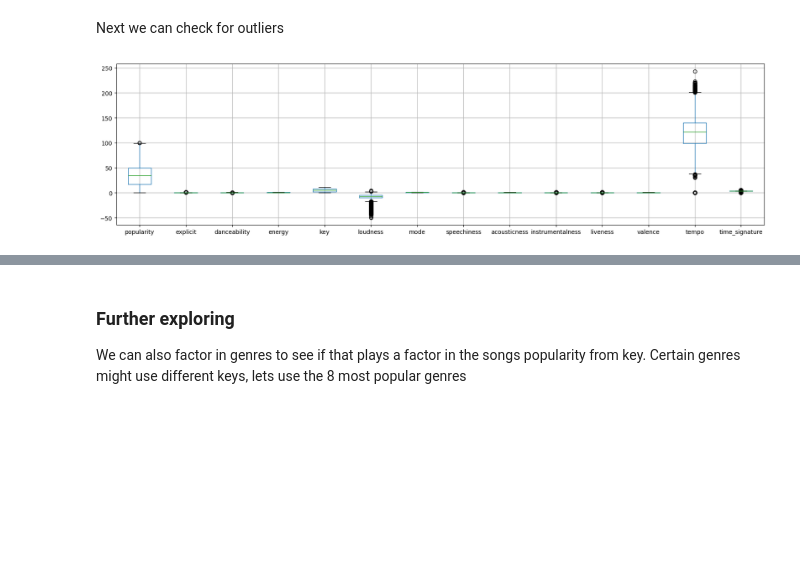
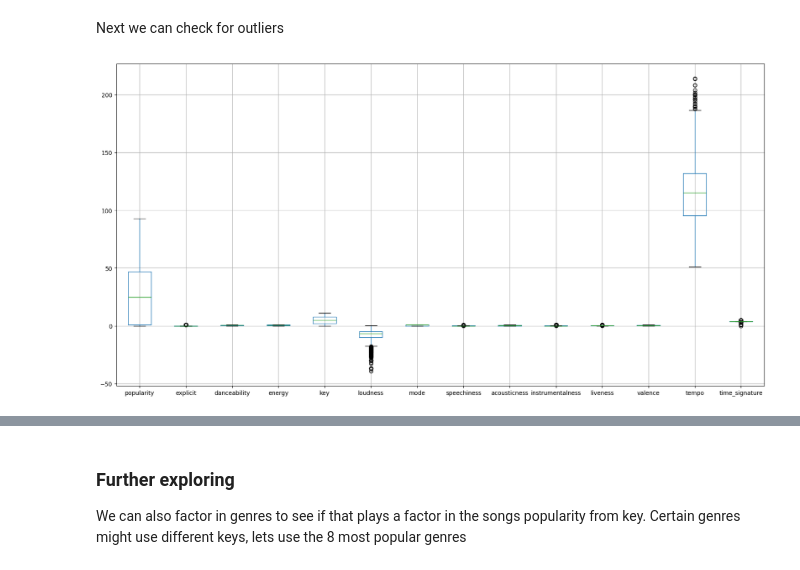
Before and after one commit to Bourkupine/cs4168-Project, a Jupyter notebook: EDA.ipynb, the cells around one changed output, grey strips where cells are left out. Drawn from its saved outputs; the diff is of its cells as text; code cells hidden in the pictures; blank space fills up the shorter version.

Commit message:
EDA: updated EDA to use correct dataset
Signed-off-by: Bourkupine <euanbourke@gmail.com>

```diff
--- a/EDA.ipynb
+++ b/EDA.ipynb
@@ -15,6 +15,6 @@ import matplotlib.pyplot as plt
 import seaborn as sns
 # %%
 # Import dataset
-df = pd.read_csv('dataset.csv')
+df = pd.read_csv('tracks.csv')
 df.head()
 # %% [output]
@@ -42,3 +35,0 @@ We can drop the following columns:
-# %%
-df = df.drop(columns=df.columns[0], axis=1) # Using df.columns[0] as refering to it by name doesn't seem to work
-df = df.drop(columns='track_id', axis=1)
@@ -83,7 +71,8 @@ df.describe()
 Next we can check for outliers
 # %%
 
-df.drop(columns='duration_ms').boxplot(figsize=(20, 5))
+# Dropping 'duration_ms' since the mean is 209746 which would significantly sk  ew the graph.
+df.drop(columns='duration_ms').boxplot(figsize=(20, 10))
 plt.show()
 # %% [output]
-[figure, old version]
+[figure, new version]
```
Also changed, not shown: parts of 21 cells of this notebook.
